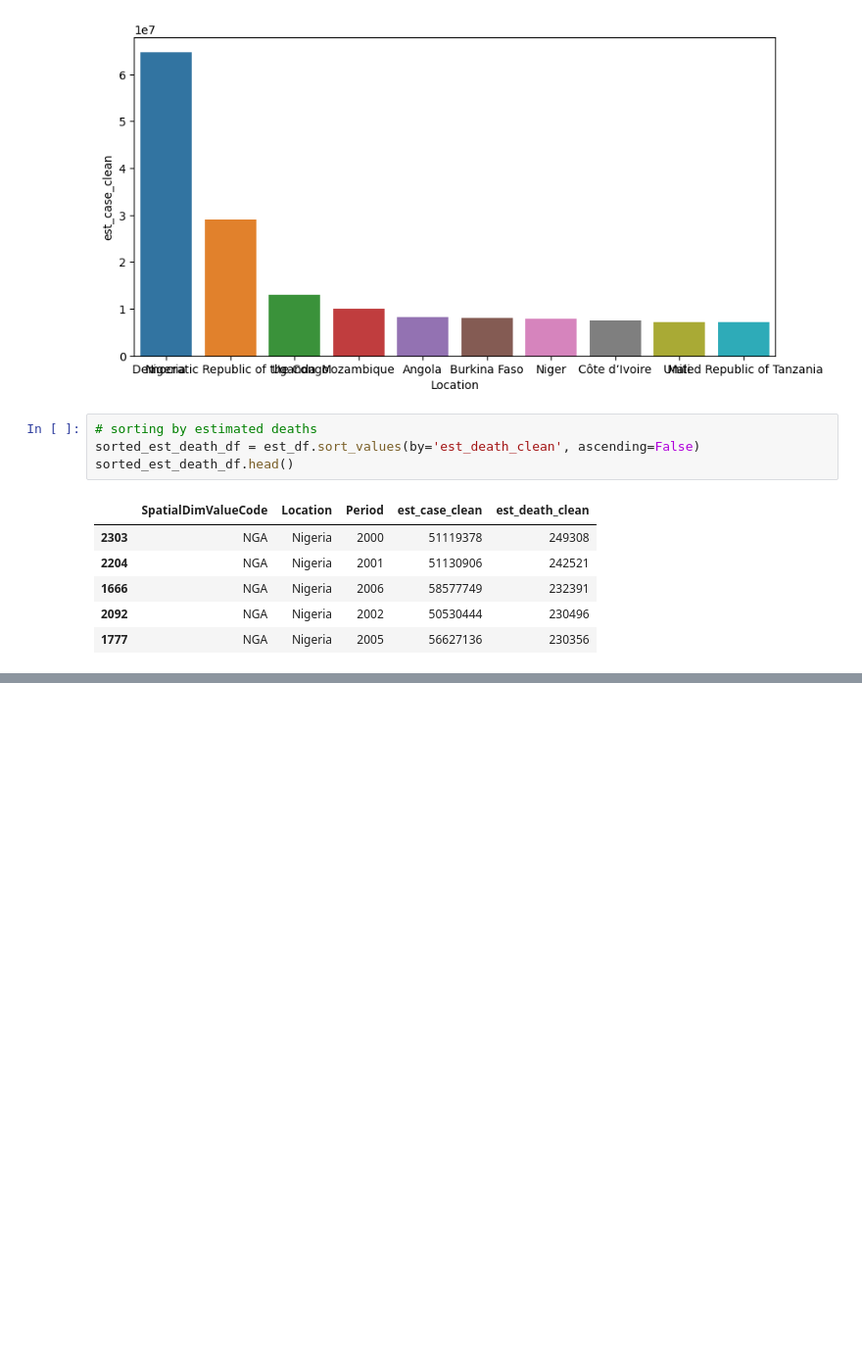
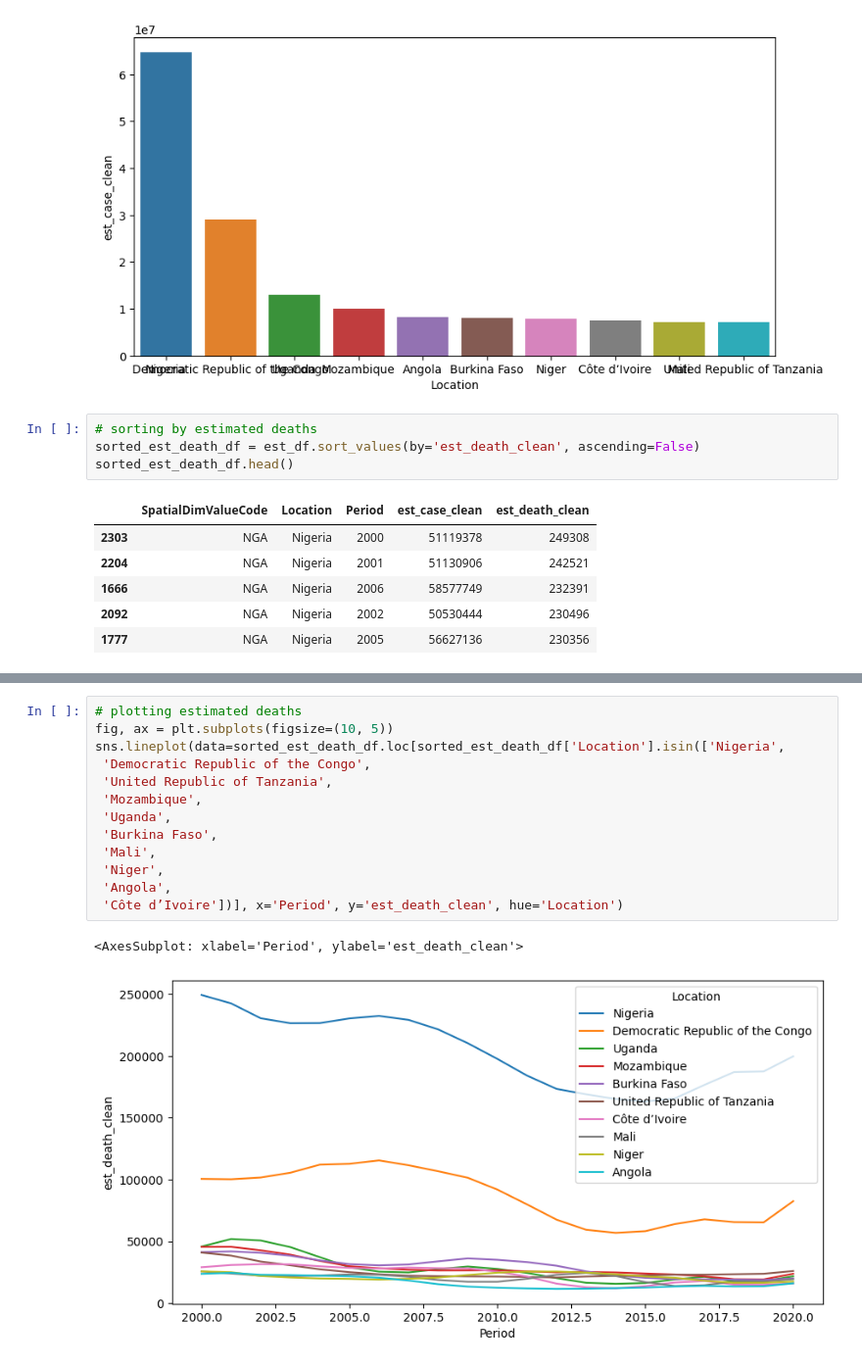
Before and after one commit to fetterollie/Malaria-Data-Exploration, a Jupyter notebook: index.ipynb, the cells around one changed output, grey strips where cells are left out. Shown at 98% size. Drawn from its saved outputs; the diff is of its cells as text; blank space fills up the shorter version.

```diff
--- a/index.ipynb
+++ b/index.ipynb
@@ -594,0 +663,16 @@ sns.barplot(x=sorted_est_death_df.loc[sorted_est_death_df['Period'] == 2020].Loc
+# %%
+# plotting estimated deaths
+fig, ax = plt.subplots(figsize=(10, 5))
+sns.lineplot(data=sorted_est_death_df.loc[sorted_est_death_df['Location'].isin(['Nigeria',
+ 'Democratic Republic of the Congo',
+ 'United Republic of Tanzania',
+ 'Mozambique',
+ 'Uganda',
+ 'Burkina Faso',
+ 'Mali',
+ 'Niger',
+ 'Angola',
+ 'Côte d’Ivoire'])], x='Period', y='est_death_clean', hue='Location')
+# %% [output]
+<AxesSubplot: xlabel='Period', ylabel='est_death_clean'>
+[figure, added]
```
Also changed, not shown: parts of 13 cells of this notebook.
